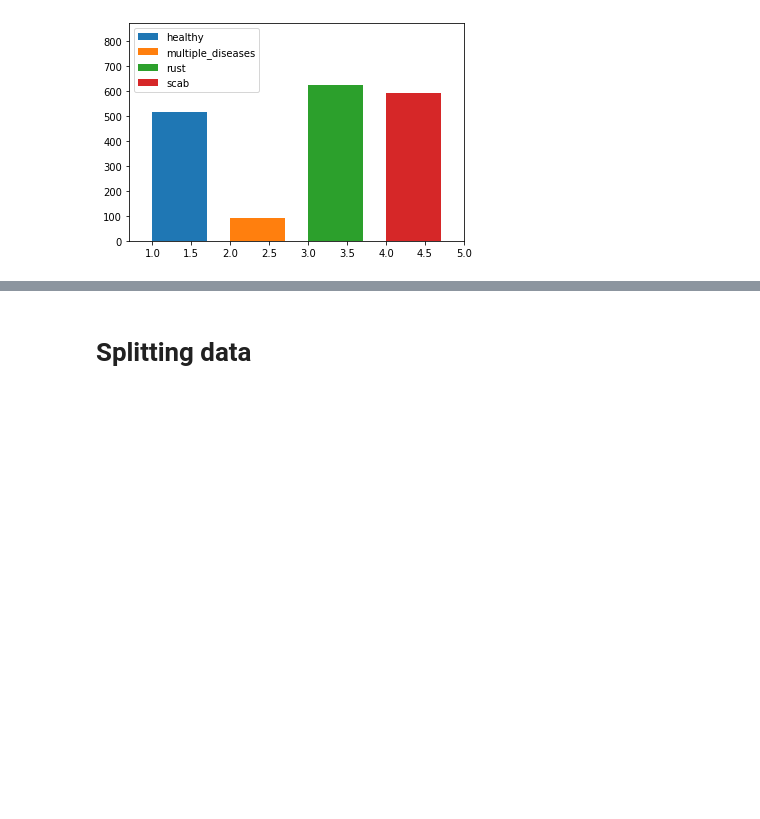
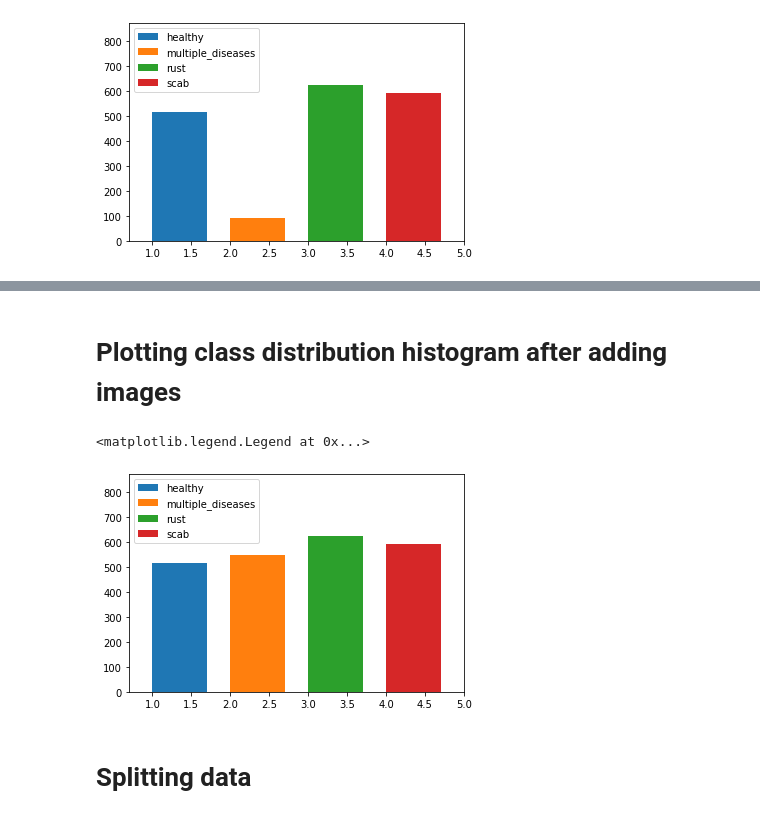
Before and after one commit to ArtemAvanesov/Roonyx-Labs, a Jupyter notebook: 5_colab.ipynb, the cells around one changed output, grey strips where cells are left out. Saved outputs shown, nothing was run; the diff lists cells and outputs as text; code cells hidden in the pictures; blank space fills up the shorter version.

```diff
--- a/5_colab.ipynb
+++ b/5_colab.ipynb
@@ -37,3 +127,21 @@ plt.legend(loc='best')
+# %% [markdown]
+# Plotting class distribution histogram after adding images
+# %%
+num_healthy = sum(y[:,0])
+num_multiple_diseases = sum(y[:,1])
+num_rust = sum(y[:,2])
+num_scab = sum(y[:,3])
+
+plt.hist([1]*num_healthy,bins=4, label = "healthy", width = 0.7)
+plt.hist([2]*num_multiple_diseases,bins=4, label = "multiple_diseases", width = 0.7)
+plt.hist([3]*num_rust,bins=4, label = "rust", width = 0.7)
+plt.hist([4]*num_scab,bins=4, label = "scab", width = 0.7)
+plt.ylim(0,max(num_healthy,num_multiple_diseases,num_rust, num_scab)*1.4)
+plt.xlim(0.7,5)
+plt.legend(loc='best')
+# %% [output]
+<matplotlib.legend.Legend at 0x...>
+[figure, added]
 # %% [markdown]
 # Splitting data
 # %% [markdown]
```
Also changed, not shown: parts of 25 cells of this notebook.
